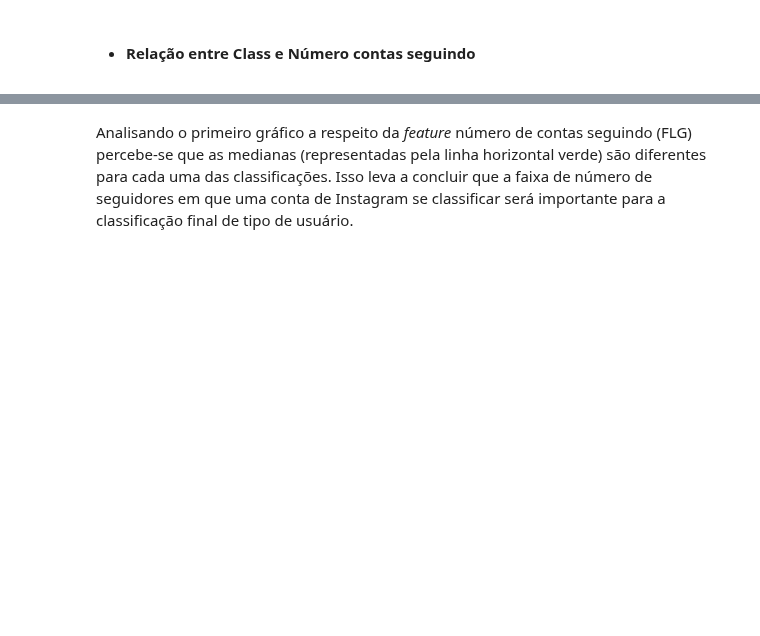
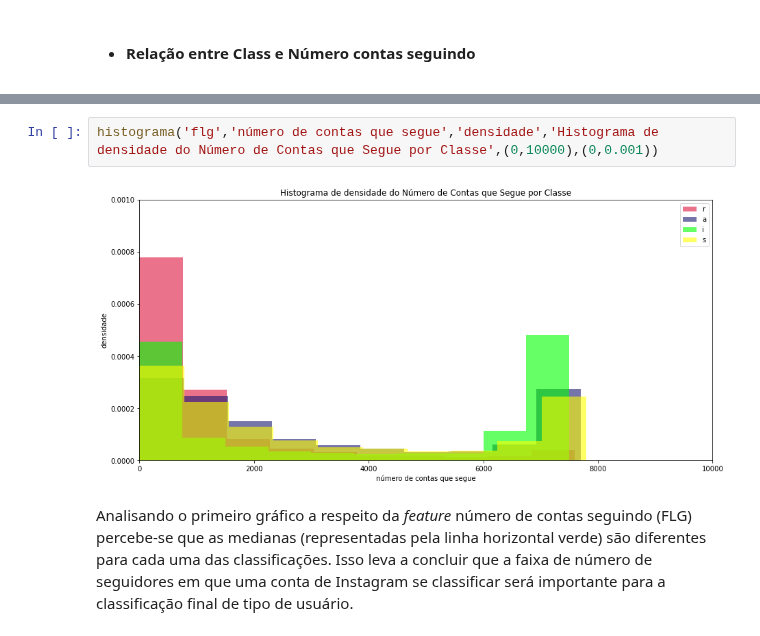
Before and after one commit to ArthurCisotto/P2_CDados, a Jupyter notebook: Projeto_2_CDados.ipynb, the cells around one changed output, grey strips where cells are left out. Drawn from its saved outputs; the diff is of its cells as text; blank space fills up the shorter version.

```diff
--- a/Projeto_2_CDados.ipynb
+++ b/Projeto_2_CDados.ipynb
@@ -275,3 +233,7 @@ plt.show()
+# %%
+histograma('flg','número de contas que segue','densidade','Histograma de densidade do Número de Contas que Segue por Classe',(0,10000),(0,0.001))
+# %% [output]
+[figure, added]
 # %% [markdown]
 Analisando o primeiro gráfico a respeito da _feature_ número de contas seguindo (FLG) percebe-se que as medianas (representadas pela linha horizontal verde) são diferentes para cada uma das classificações. Isso leva a concluir que a faixa de número de seguidores em que uma conta de Instagram se classificar será importante para a classificação final de tipo de usuário.
 # %% [markdown]
```
Also changed, not shown: parts of 68 cells of this notebook.
